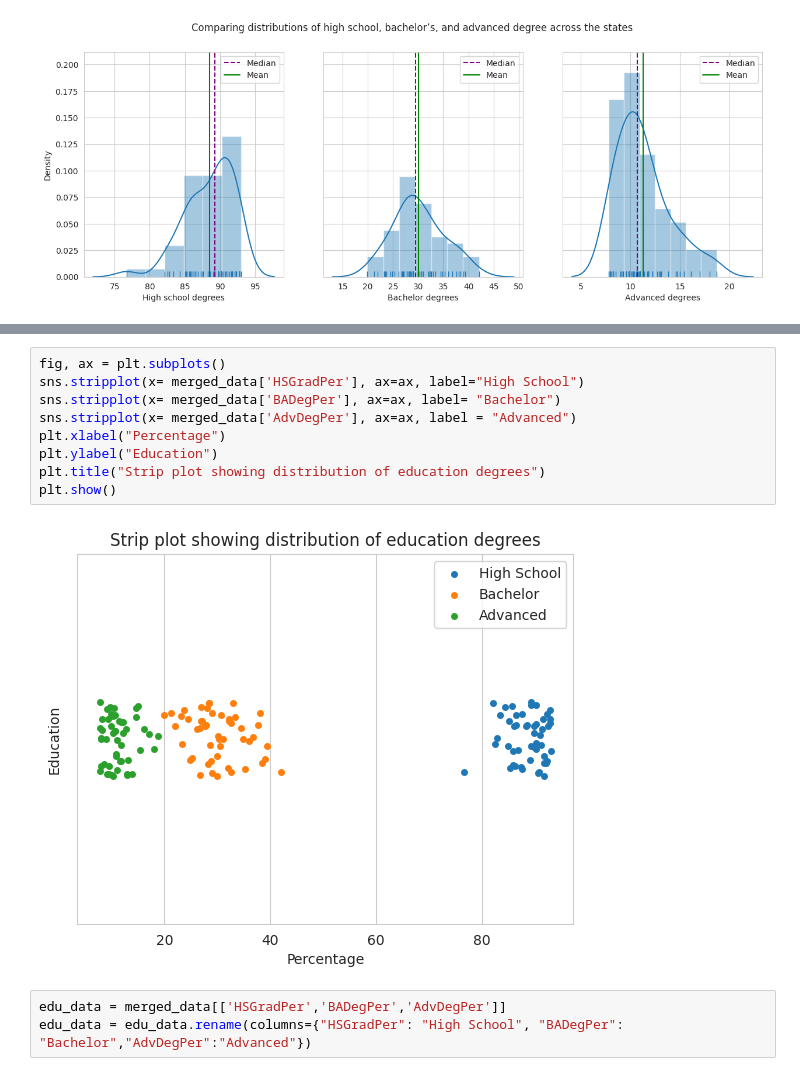
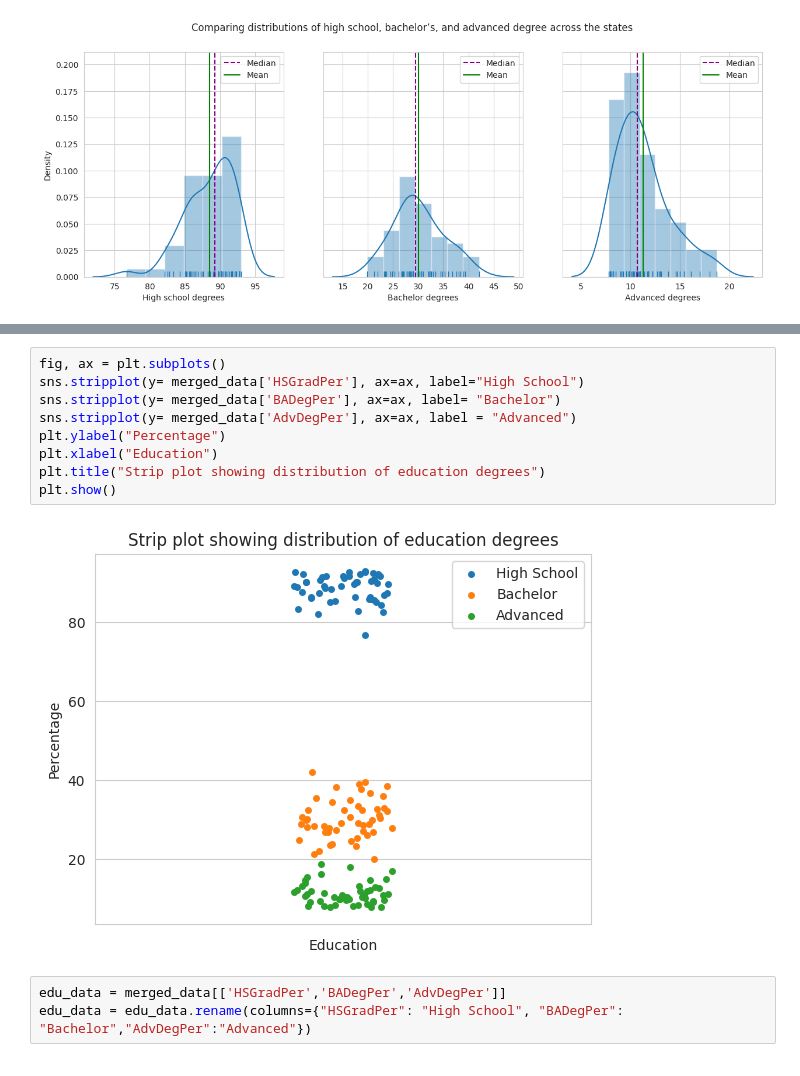
Before and after one commit to pallabee/Demographic-Data-Analysis, a Jupyter notebook: visualize_distributions.ipynb, the cells around one changed output, grey strips where cells are left out. Drawn from its saved outputs; the diff is of its cells as text.

```diff
--- a/visualize_distributions.ipynb
+++ b/visualize_distributions.ipynb
@@ -137,14 +334,14 @@ plt.show()
 # %%
 fig, ax = plt.subplots()
-sns.stripplot(x= merged_data['HSGradPer'], ax=ax, label="High School")
-sns.stripplot(x= merged_data['BADegPer'], ax=ax, label= "Bachelor")
-sns.stripplot(x= merged_data['AdvDegPer'], ax=ax, label = "Advanced")
-plt.xlabel("Percentage")
-plt.ylabel("Education")
+sns.stripplot(y= merged_data['HSGradPer'], ax=ax, label="High School")
+sns.stripplot(y= merged_data['BADegPer'], ax=ax, label= "Bachelor")
+sns.stripplot(y= merged_data['AdvDegPer'], ax=ax, label = "Advanced")
+plt.ylabel("Percentage")
+plt.xlabel("Education")
 plt.title("Strip plot showing distribution of education degrees")
 plt.show()
 # %% [output]
-[figure, old version]
+[figure, new version]
 # %%
 edu_data = merged_data[['HSGradPer','BADegPer','AdvDegPer']]
 edu_data = edu_data.rename(columns={"HSGradPer": "High School", "BADegPer": "Bachelor","AdvDegPer":"Advanced"})
```
Also changed, not shown: parts of 32 cells of this notebook.
